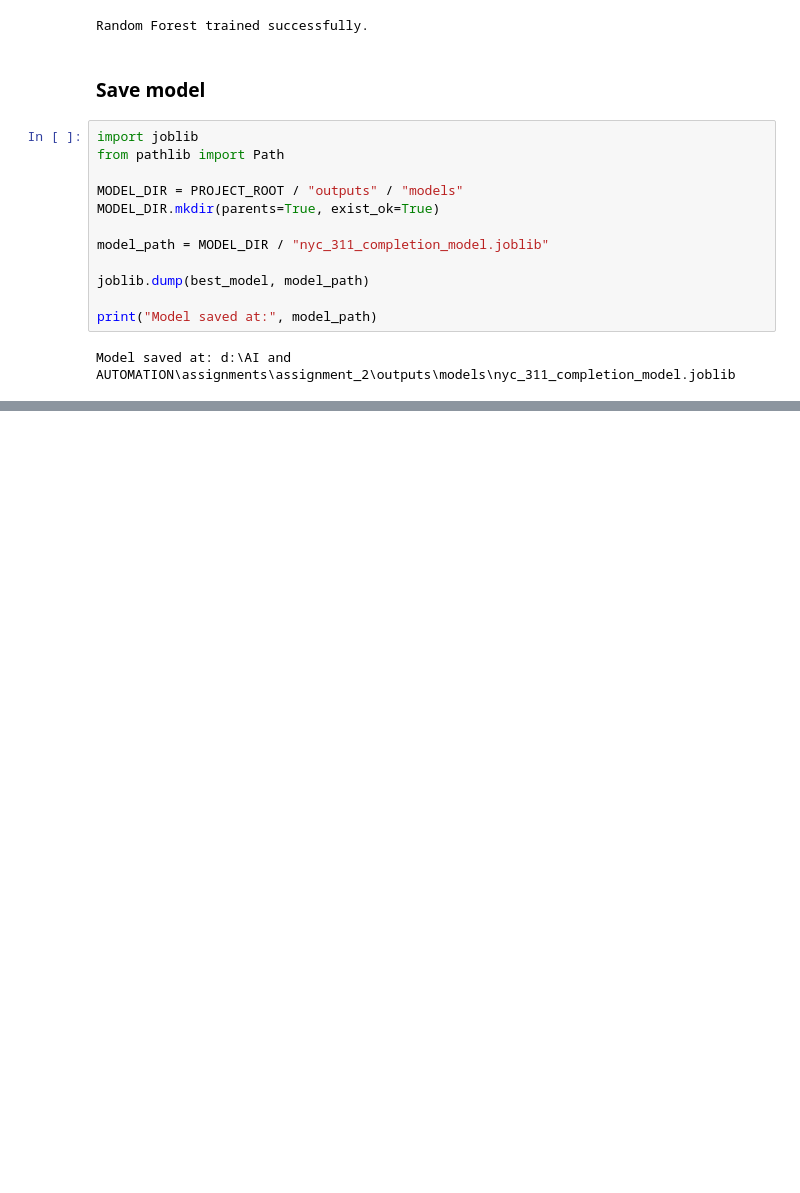
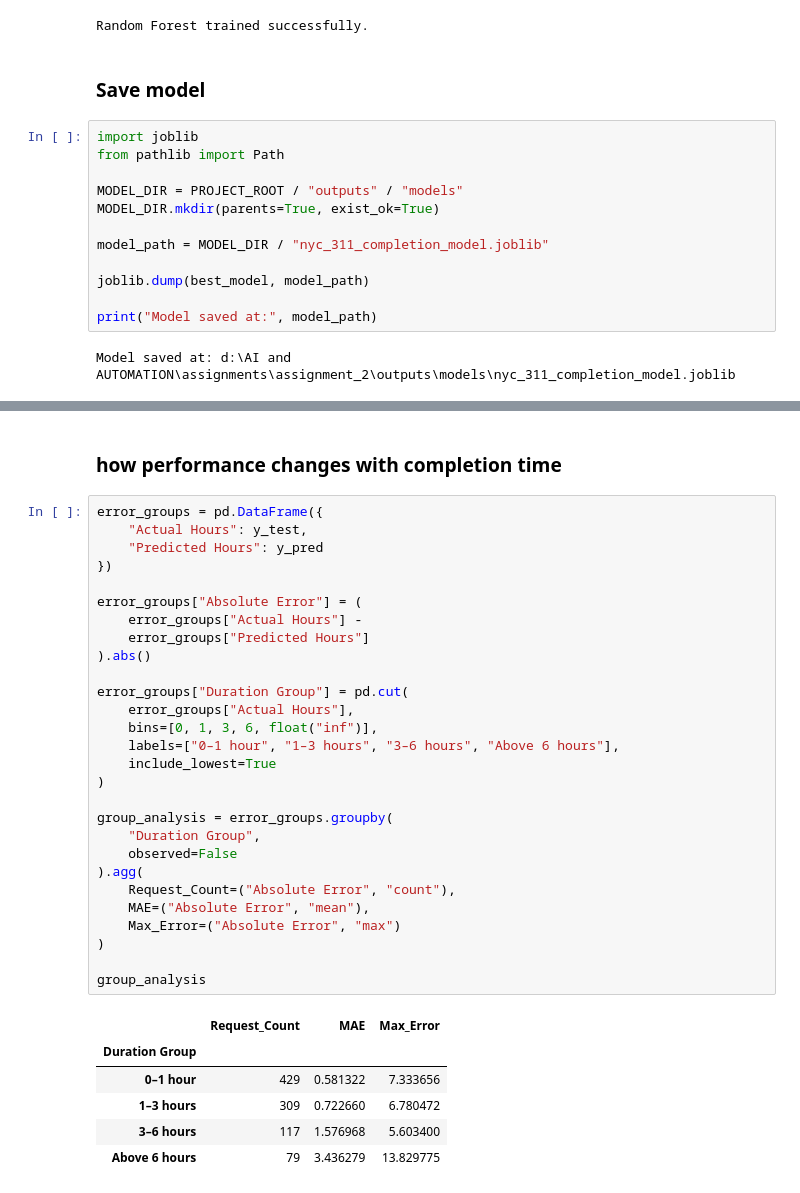
Before and after one commit to MuhammadSaud60/Assignment_2_Reproducible, a Jupyter notebook: notebooks/03_03_completion_time_modeling.ipynb, the cells around one changed output, grey strips where cells are left out. Cells and saved outputs as stored; diff of their text form; blank space fills up the shorter version.

```diff
--- a/notebooks/03_03_completion_time_modeling.ipynb
+++ b/notebooks/03_03_completion_time_modeling.ipynb
@@ -359,0 +474,37 @@ Model saved at: d:\AI and AUTOMATION\assignments\assignment_2\outputs\models\nyc
+# %% [markdown]
+### how performance changes with completion time
+# %%
+error_groups = pd.DataFrame({
+    "Actual Hours": y_test,
+    "Predicted Hours": y_pred
+})
+
+error_groups["Absolute Error"] = (
+    error_groups["Actual Hours"] -
+    error_groups["Predicted Hours"]
+).abs()
+
+error_groups["Duration Group"] = pd.cut(
+    error_groups["Actual Hours"],
+    bins=[0, 1, 3, 6, float("inf")],
+    labels=["0–1 hour", "1–3 hours", "3–6 hours", "Above 6 hours"],
+    include_lowest=True
+)
+
+group_analysis = error_groups.groupby(
+    "Duration Group",
+    observed=False
+).agg(
+    Request_Count=("Absolute Error", "count"),
+    MAE=("Absolute Error", "mean"),
+    Max_Error=("Absolute Error", "max")
+)
+
+group_analysis
+# %% [output]
+|  | Request_Count | MAE | Max_Error |
+| Duration Group |  |  |  |
+| 0–1 hour | 429 | 0.581322 | 7.333656 |
+| 1–3 hours | 309 | 0.722660 | 6.780472 |
+| 3–6 hours | 117 | 1.576968 | 5.603400 |
+| Above 6 hours | 79 | 3.436279 | 13.829775 |
```
Also changed, not shown: parts of 11 cells of this notebook, 4 other files.
